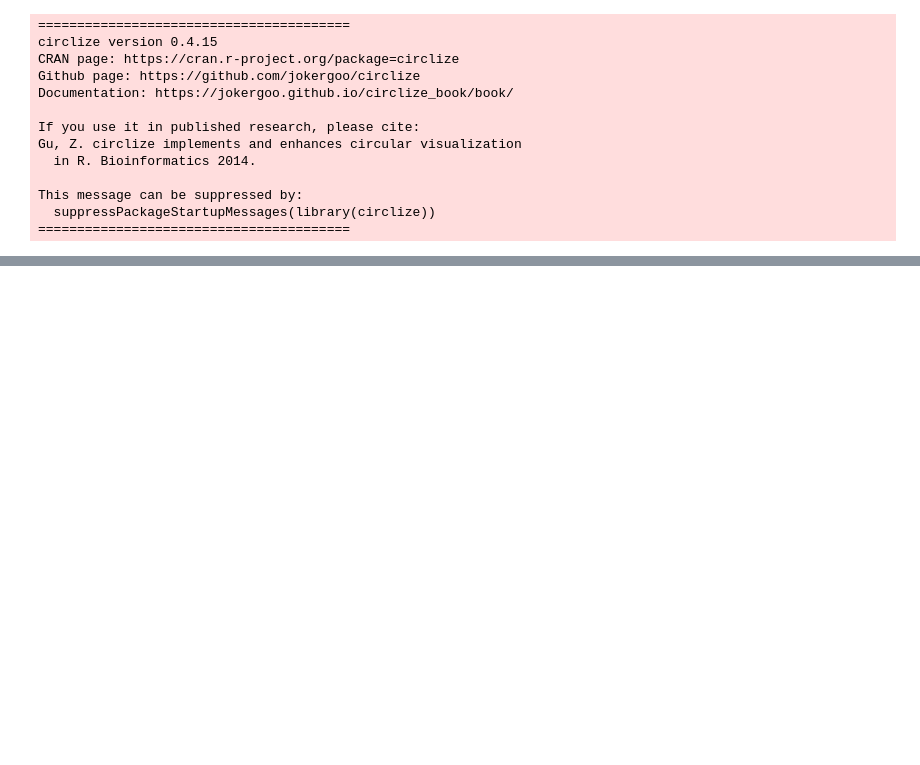
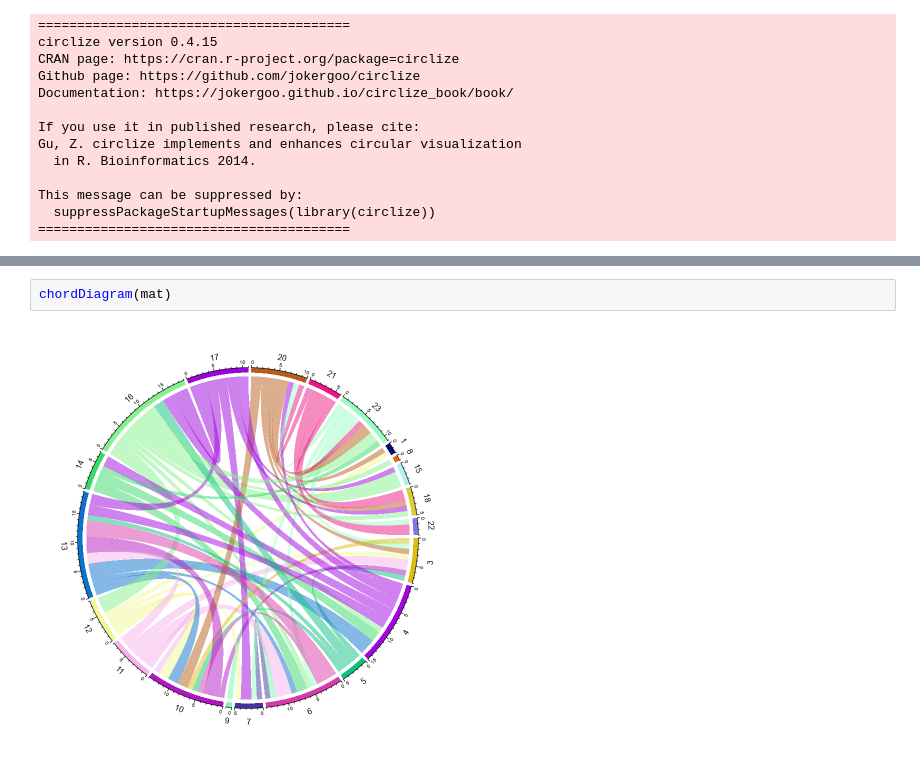
Before and after one commit to GBuenvar/Articx, a Jupyter notebook: WDSN_plot.ipynb, the cells around one changed output, grey strips where cells are left out. Saved outputs shown, nothing was run; the diff lists cells and outputs as text; blank space fills up the shorter version.

```diff
--- a/WDSN_plot.ipynb
+++ b/WDSN_plot.ipynb
@@ -143,0 +242,4 @@ circos.clear()
+# %%
+chordDiagram(mat)
+# %% [output]
+[figure, added]
```
Also changed, not shown: parts of 4 cells of this notebook, 10 other files.
